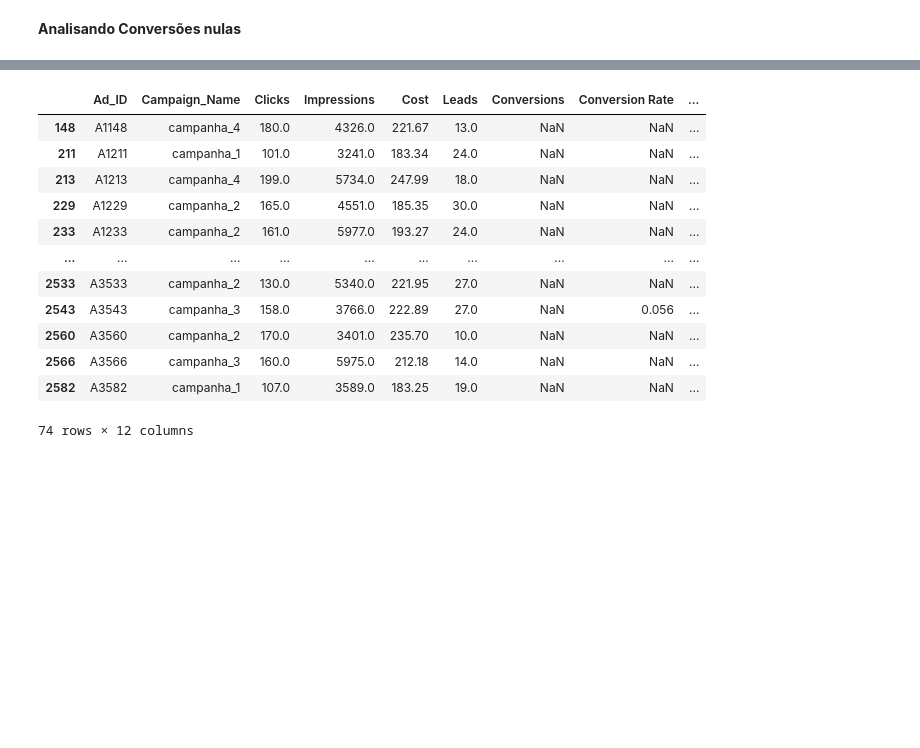
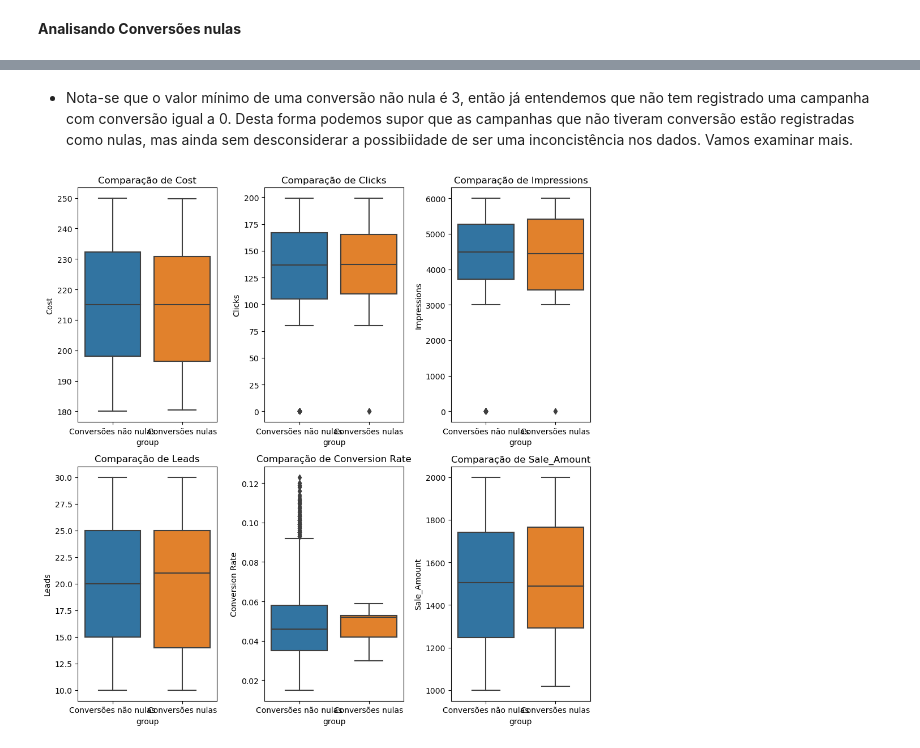
Before and after one commit to DieGod-DS/Google_Ads_Analisys, a Jupyter notebook: notebooks/3.ExploratoryDataAnalisys.ipynb, the cells around one changed output, grey strips where cells are left out. Saved outputs shown, nothing was run; the diff lists cells and outputs as text; code cells hidden in the pictures; blank space fills up the shorter version.

```diff
--- a/notebooks/3.ExploratoryDataAnalisys.ipynb
+++ b/notebooks/3.ExploratoryDataAnalisys.ipynb
@@ -298,22 +325,34 @@ df['Cost'].fillna(method='ffill', inplace=True)
+# %% [markdown]
+- Nota-se que o valor mínimo de uma conversão não nula é 3, então já entendemos que não tem registrado uma campanha com conversão igual a 0. Desta forma podemos supor que as campanhas que não tiveram conversão estão registradas como nulas, mas ainda sem desconsiderar a possibiidade de ser uma inconcistência nos dados. Vamos examinar mais.
 # %%
-# crinaco dópia temporária do dataframe
+# criando cópia temporária do dataframe
 _ = df.copy()
 
 # filtrando onde os dados são nulos em Converssões
 _ = _.loc[_['Conversions'].isna()]
-
-_
-# %% [output]
-|  | Ad_ID | Campaign_Name | Clicks | Impressions | Cost | Leads | Conversions | Conversion Rate | ... |
-| 148 | A1148 | campanha_4 | 180.0 | 4326.0 | 221.67 | 13.0 | NaN | NaN | ... |
-| 211 | A1211 | campanha_1 | 101.0 | 3241.0 | 183.34 | 24.0 | NaN | NaN | ... |
-| 213 | A1213 | campanha_4 | 199.0 | 5734.0 | 247.99 | 18.0 | NaN | NaN | ... |
-| 229 | A1229 | campanha_2 | 165.0 | 4551.0 | 185.35 | 30.0 | NaN | NaN | ... |
-| 233 | A1233 | campanha_2 | 161.0 | 5977.0 | 193.27 | 24.0 | NaN | NaN | ... |
-| ... | ... | ... | ... | ... | ... | ... | ... | ... | ... |
-| 2533 | A3533 | campanha_2 | 130.0 | 5340.0 | 221.95 | 27.0 | NaN | NaN | ... |
-| 2543 | A3543 | campanha_3 | 158.0 | 3766.0 | 222.89 | 27.0 | NaN | 0.056 | ... |
-| 2560 | A3560 | campanha_2 | 170.0 | 3401.0 | 235.70 | 10.0 | NaN | NaN | ... |
-| 2566 | A3566 | campanha_3 | 160.0 | 5975.0 | 212.18 | 14.0 | NaN | NaN | ... |
-| 2582 | A3582 | campanha_1 | 107.0 | 3589.0 | 183.25 | 19.0 | NaN | NaN | ... |
-74 rows × 12 columns
+# %%
+# cria uma coluna indicando se 'Conversions' está nulo
+df_full = df.copy()
+df_full['group'] = 'Conversões não nulas'
+
+df_null = _.copy()
+df_null['group'] = 'Conversões nulas'
+
+# junta os dois
+df_combined = pd.concat([df_full, df_null])
+
+# lista de colunas numéricas (sem 'Conversions' para evitar distorções)
+variaveis = ['Cost', 'Clicks', 'Impressions', 'Leads', 'Conversion Rate', 'Sale_Amount']
+
+# cria boxplots
+fig, axes = plt.subplots(2, 3, figsize=(10, 10))
+axes = axes.flatten()
+
+for i, col in enumerate(variaveis):
+    sns.boxplot(data=df_combined, x='group', y=col, ax=axes[i])
+    axes[i].set_title(f'Comparação de {col}')
+
+plt.tight_layout()
+plt.show()
+# %% [output]
+[figure, added]
```
Also changed, not shown: parts of 21 cells of this notebook.
